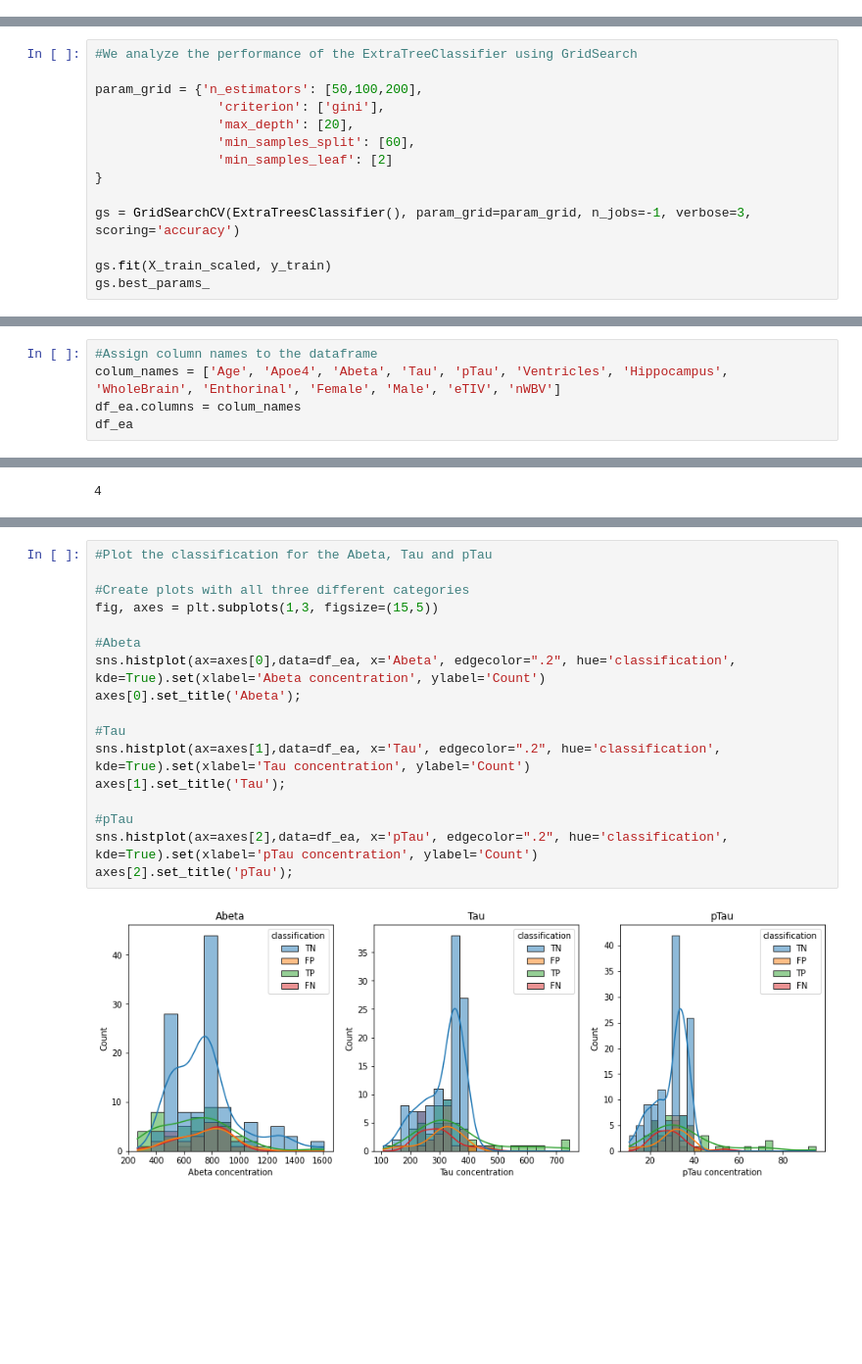
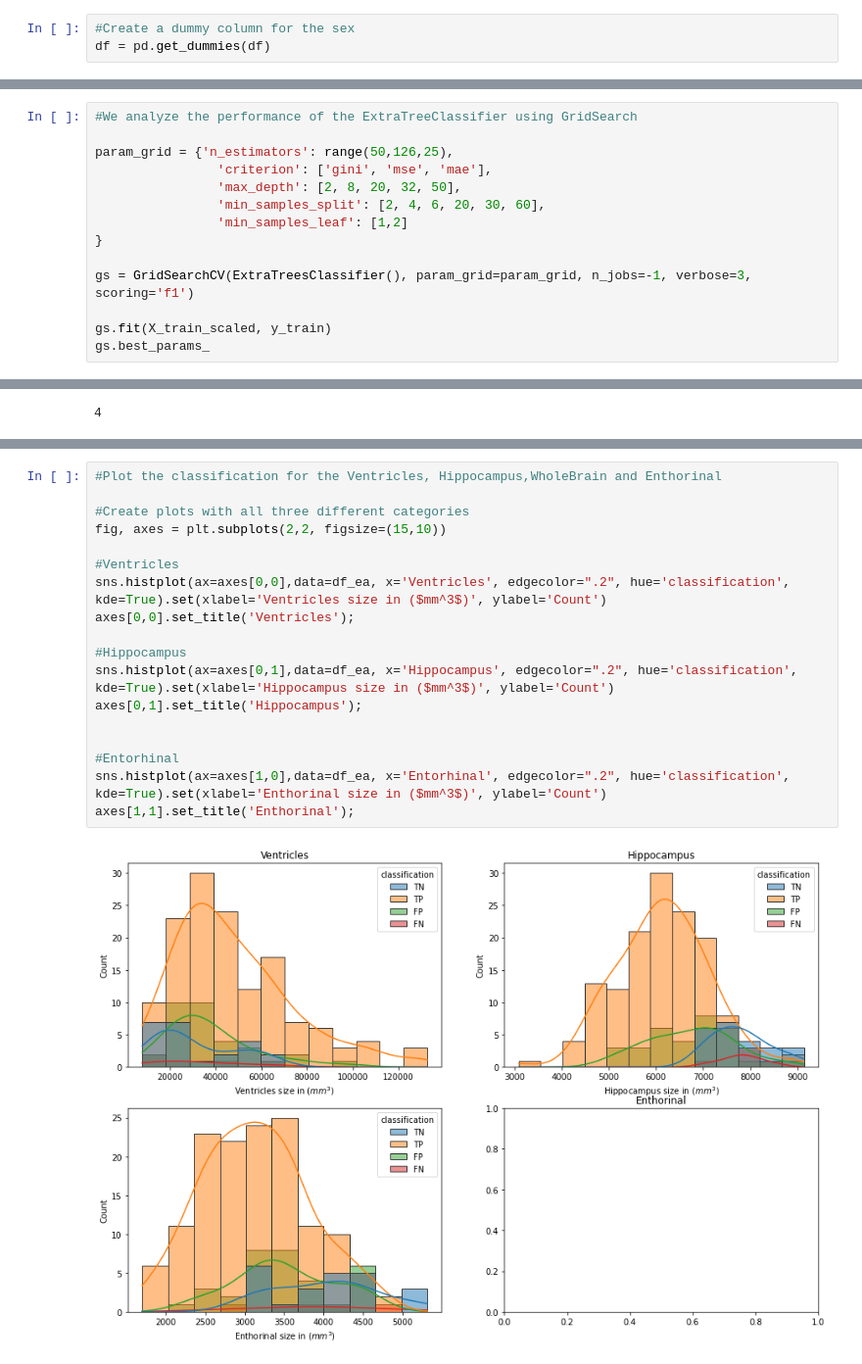
Before and after one commit to tamap94/ds-capstone-alzheimers-, a Jupyter notebook: modelling/Modeling_Numeric_final.ipynb, the cells around one changed output, grey strips where cells are left out. Shown at 98% size. Cells and saved outputs as stored; diff of their text form; blank space fills up the shorter version.

```diff
--- a/modelling/Modeling_Numeric_final.ipynb
+++ b/modelling/Modeling_Numeric_final.ipynb
@@ -812,0 +717,3 @@ df_merge[['ABETA', 'TAU', 'PTAU']].astype(float)
+# %%
+#Create a dummy column for the sex
+df = pd.get_dummies(df)
@@ -844,14 +744,14 @@ run = mlflow.active_run()
 # %%
 #We analyze the performance of the ExtraTreeClassifier using GridSearch
 
-param_grid = {'n_estimators': [50,100,200],
-                'criterion': ['gini'],
-                'max_depth': [20],
-                'min_samples_split': [60],
-                'min_samples_leaf': [2]
+param_grid = {'n_estimators': range(50,126,25),
+                'criterion': ['gini', 'mse', 'mae'],
+                'max_depth': [2, 8, 20, 32, 50],
+                'min_samples_split': [2, 4, 6, 20, 30, 60],
+                'min_samples_leaf': [1,2]
 }
 
-gs = GridSearchCV(ExtraTreesClassifier(), param_grid=param_grid, n_jobs=-1, verbose=3, scoring='accuracy')
+gs = GridSearchCV(ExtraTreesClassifier(), param_grid=param_grid, n_jobs=-1, verbose=3, scoring='f1')
 
 gs.fit(X_train_scaled, y_train)
 gs.best_params_
@@ -971,5 +888,0 @@ df_ea
-# %%
-#Assign column names to the dataframe
-colum_names = ['Age', 'Apoe4', 'Abeta', 'Tau', 'pTau', 'Ventricles', 'Hippocampus', 'WholeBrain', 'Enthorinal', 'Female', 'Male', 'eTIV', 'nWBV']
-df_ea.columns = colum_names
-df_ea
@@ -1068,19 +962,20 @@ plot.fig.suptitle('Classification counts for APOE4', fontsize=14);
 # %%
-#Plot the classification for the Abeta, Tau and pTau
+#Plot the classification for the Ventricles, Hippocampus,WholeBrain and	Enthorinal
 
 #Create plots with all three different categories
-fig, axes = plt.subplots(1,3, figsize=(15,5))
+fig, axes = plt.subplots(2,2, figsize=(15,10))
 
-#Abeta
-sns.histplot(ax=axes[0],data=df_ea, x='Abeta', edgecolor=".2", hue='classification', kde=True).set(xlabel='Abeta concentration', ylabel='Count')
-axes[0].set_title('Abeta');
+#Ventricles
+sns.histplot(ax=axes[0,0],data=df_ea, x='Ventricles', edgecolor=".2", hue='classification', kde=True).set(xlabel='Ventricles size in ($mm^3$)', ylabel='Count')
+axes[0,0].set_title('Ventricles');
 
-#Tau
-sns.histplot(ax=axes[1],data=df_ea, x='Tau', edgecolor=".2", hue='classification', kde=True).set(xlabel='Tau concentration', ylabel='Count')
-axes[1].set_title('Tau');
+#Hippocampus
+sns.histplot(ax=axes[0,1],data=df_ea, x='Hippocampus', edgecolor=".2", hue='classification', kde=True).set(xlabel='Hippocampus size in ($mm^3$)', ylabel='Count')
+axes[0,1].set_title('Hippocampus');
 
-#pTau
-sns.histplot(ax=axes[2],data=df_ea, x='pTau', edgecolor=".2", hue='classification', kde=True).set(xlabel='pTau concentration', ylabel='Count')
-axes[2].set_title('pTau');
+
+#Entorhinal
+sns.histplot(ax=axes[1,0],data=df_ea, x='Entorhinal', edgecolor=".2", hue='classification', kde=True).set(xlabel='Enthorinal size in ($mm^3$)', ylabel='Count')
+axes[1,1].set_title('Enthorinal');
 # %% [output]
-[figure, old version]
+[figure, new version]
```
Also changed, not shown: parts of 70 cells of this notebook, 4 other files.
